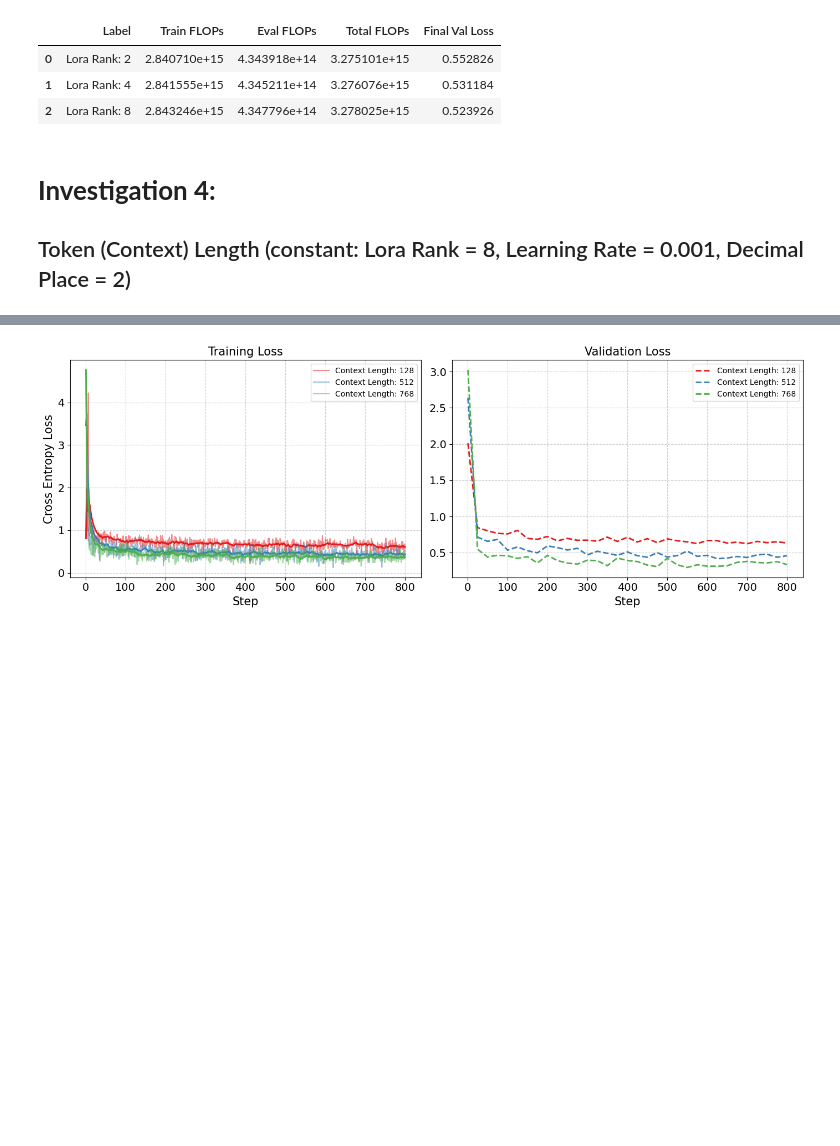
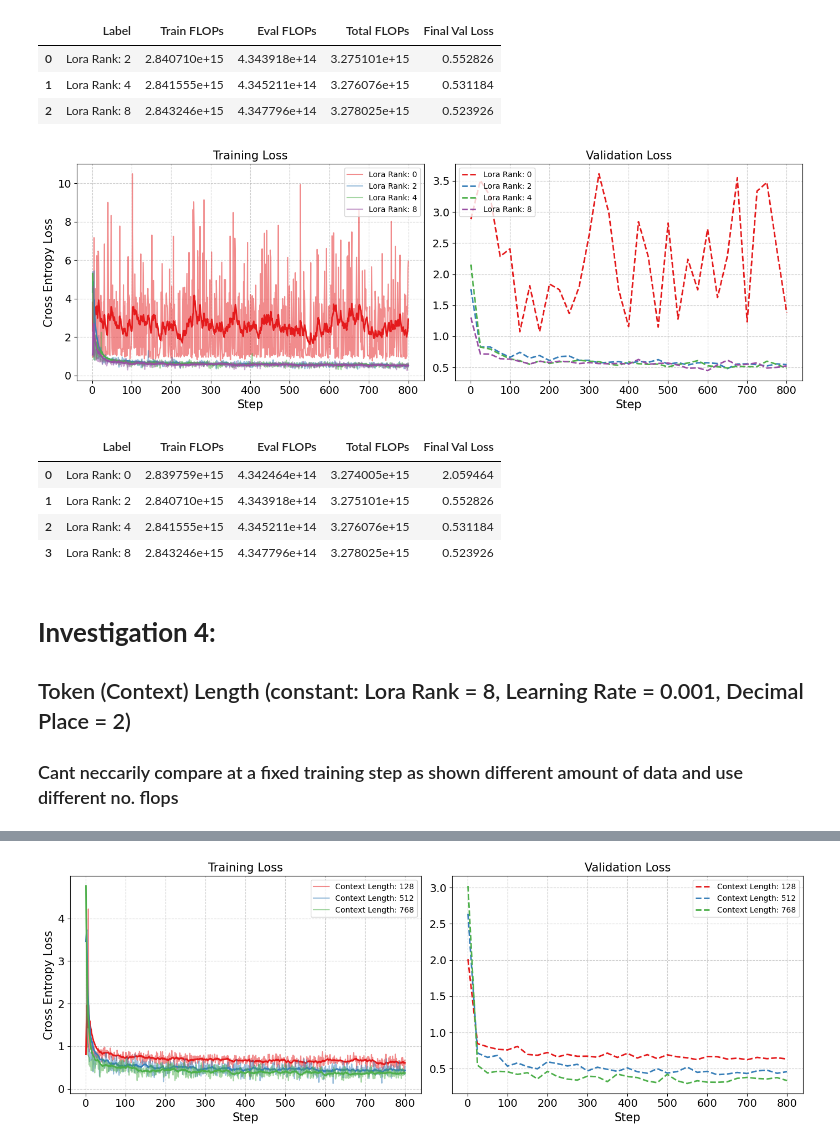
Before and after one commit to JacobTutt/lora_timeseries, a Jupyter notebook: 6_HyperParam_Tune.ipynb, the cells around one changed output, grey strips where cells are left out. Drawn from its saved outputs; the diff is of its cells as text; code cells hidden in the pictures; blank space fills up the shorter version.

```diff
--- a/6_HyperParam_Tune.ipynb
+++ b/6_HyperParam_Tune.ipynb
@@ -106,6 +127,24 @@ hyperparam_analysis(Path_list_Lora, Name_list_Lora)
 | 0 | Lora Rank: 2 | 2.840710e+15 | 4.343918e+14 | 3.275101e+15 | 0.552826 |
 | 1 | Lora Rank: 4 | 2.841555e+15 | 4.345211e+14 | 3.276076e+15 | 0.531184 |
 | 2 | Lora Rank: 8 | 2.843246e+15 | 4.347796e+14 | 3.278025e+15 | 0.523926 |
+# %%
+# Import the data from the results/Hyperparam_Decimal
+Hyperparam_Lora0_Path = 'results/Hyperparam/Hyperparam_Lora/DP2Learn0.001Lora0Token256.json'
+Hyperparam_Lora2_Path = 'results/Hyperparam/Hyperparam_Lora/DP2Learn0.001Lora2Token256.json'
+Hyperparam_Lora4_Path = 'results/Hyperparam/Hyperparam_Lora/DP2Learn0.001Lora4Token256.json'
+Hyperparam_Lora8_Path = 'results/Hyperparam/Hyperparam_Lora/DP2Learn0.001Lora8Token256.json'
+
+Path_list_Lora = [Hyperparam_Lora0_Path, Hyperparam_Lora2_Path, Hyperparam_Lora4_Path, Hyperparam_Lora8_Path]
+Name_list_Lora = [r'Lora Rank: 0', r'Lora Rank: 2', r'Lora Rank: 4', r'Lora Rank: 8']
+hyperparam_analysis(Path_list_Lora, Name_list_Lora)
+# %% [output]
+[figure, added]
+|  | Label | Train FLOPs | Eval FLOPs | Total FLOPs | Final Val Loss |
+| 0 | Lora Rank: 0 | 2.839759e+15 | 4.342464e+14 | 3.274005e+15 | 2.059464 |
+| 1 | Lora Rank: 2 | 2.840710e+15 | 4.343918e+14 | 3.275101e+15 | 0.552826 |
+| 2 | Lora Rank: 4 | 2.841555e+15 | 4.345211e+14 | 3.276076e+15 | 0.531184 |
+| 3 | Lora Rank: 8 | 2.843246e+15 | 4.347796e+14 | 3.278025e+15 | 0.523926 |
 # %% [markdown]
 # **Investigation 4:**
 ## Token (Context) Length (constant: Lora Rank = 8, Learning Rate = 0.001, Decimal Place = 2)
+### Cant neccarily compare at a fixed training step as shown different amount of data and use different no. flops
```
Also changed, not shown: parts of 10 cells of this notebook, 6 other files.
